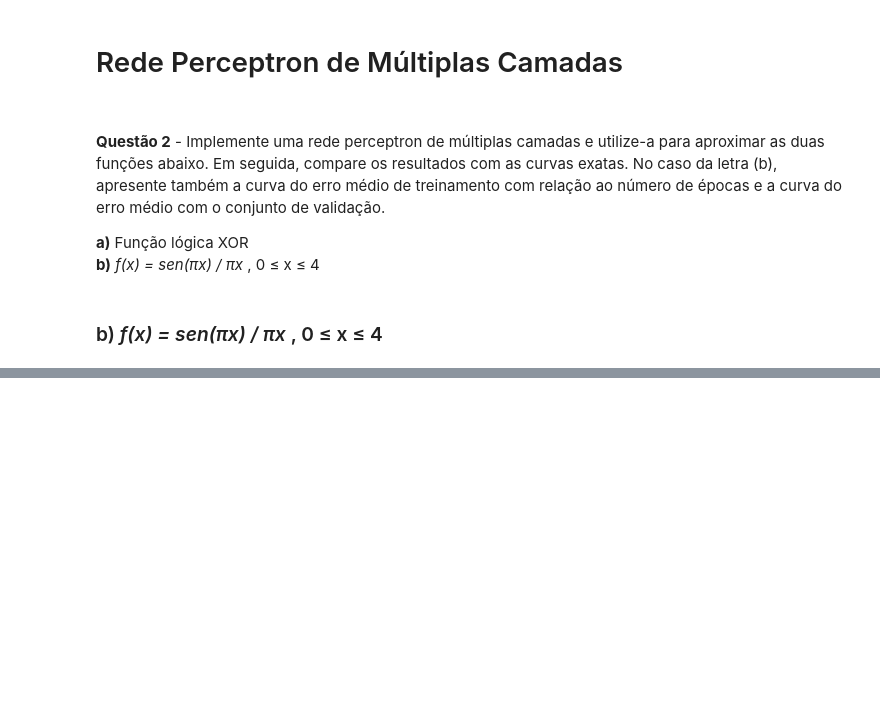
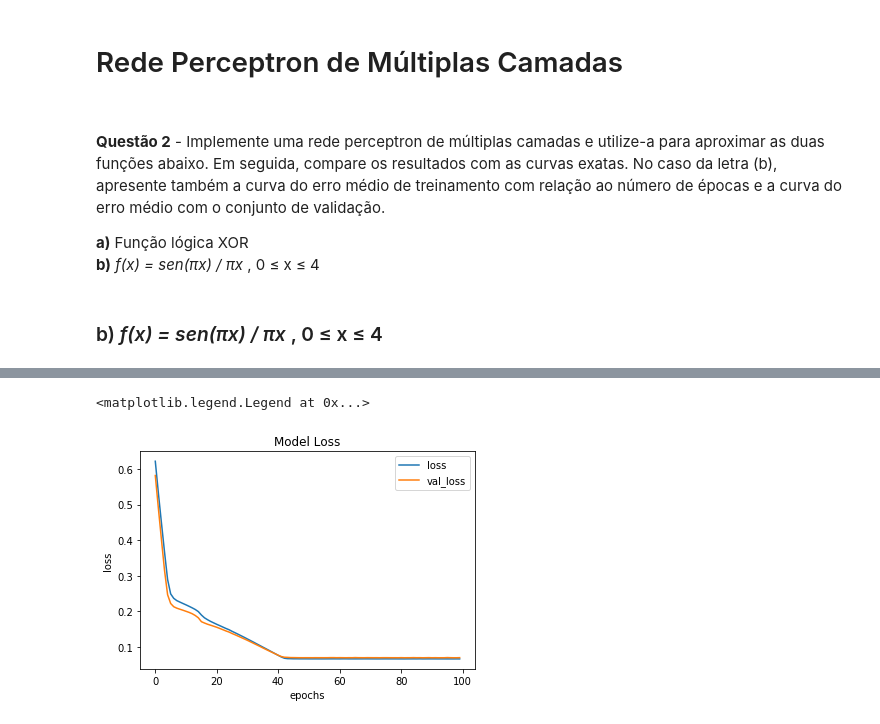
Before and after one commit to SarahToscano/DeepLearning, a Jupyter notebook: Lista 1/Questão - 2/Questão 2-b.ipynb, the cells around one changed output, grey strips where cells are left out. Drawn from its saved outputs; the diff is of its cells as text; code cells hidden in the pictures; blank space fills up the shorter version.

```diff
--- a/Lista 1/Questão - 2/Questão 2-b.ipynb
+++ b/Lista 1/Questão - 2/Questão 2-b.ipynb
@@ -45,11 +28,7 @@ ann = tf.keras.models.Sequential()
 # %%
-ann.add(tf.keras.layers.Dense(units=4, activation='relu'))
-
-ann.add(tf.keras.layers.Dense(units=8, activation='relu'))
-
-
-ann.add(tf.keras.layers.Dense(units=4, activation='tanh'))
+ann.add(Dense(10, input_shape=(1,), activation='relu'))
+ann.add(Dense(5, activation='relu'))
+ann.add(Dense(1, activation='linear'))
-# %%
-ann.compile(optimizer = 'adam', loss = 'binary_crossentropy', metrics = ['accuracy'])
-# %%
-history= ann.fit(X_train, y_train, validation_split=0.1, epochs=1000, batch_size=32, verbose=0)
+# %%
+ann.compile(optimizer='adam', loss='mean_absolute_error', metrics=['mean_squared_error'])
+history = ann.fit(X_train, y_train, epochs=100, batch_size=64, validation_split=0.2, verbose=2)
@@ -55,0 +53,10 @@ history= ann.fit(X_train, y_train, validation_split=0.1, epochs=1000, batch_size
+# %%
+plt.plot(history.history["loss"], label="loss")
+plt.plot(history.history["val_loss"], label="val_loss")
+plt.title('Model Loss')
+plt.ylabel('loss')
+plt.xlabel('epochs')
+plt.legend()
+# %% [output]
+<matplotlib.legend.Legend at 0x...>
+[figure, added]
```
Also changed, not shown: parts of 13 cells of this notebook, 11 other files.
